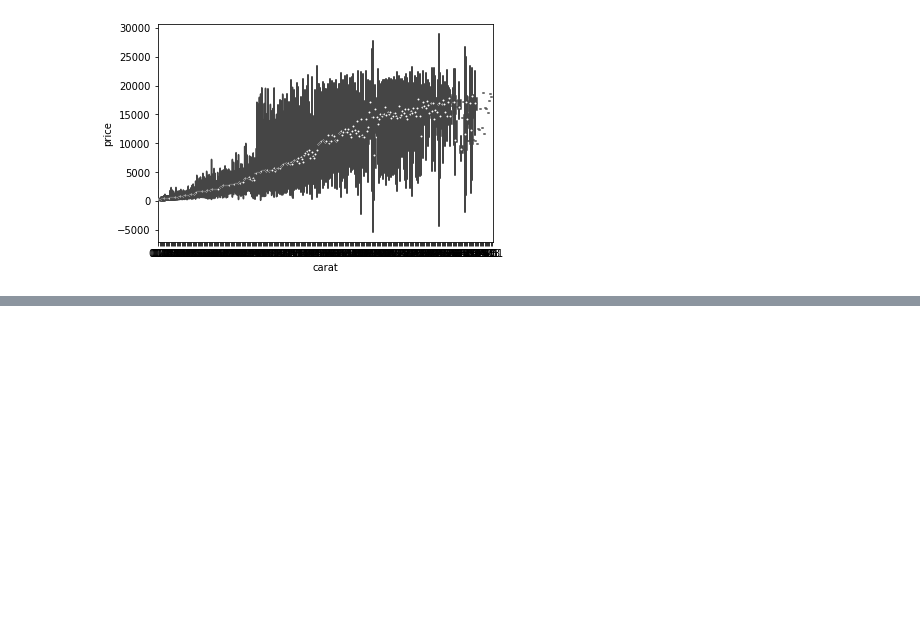
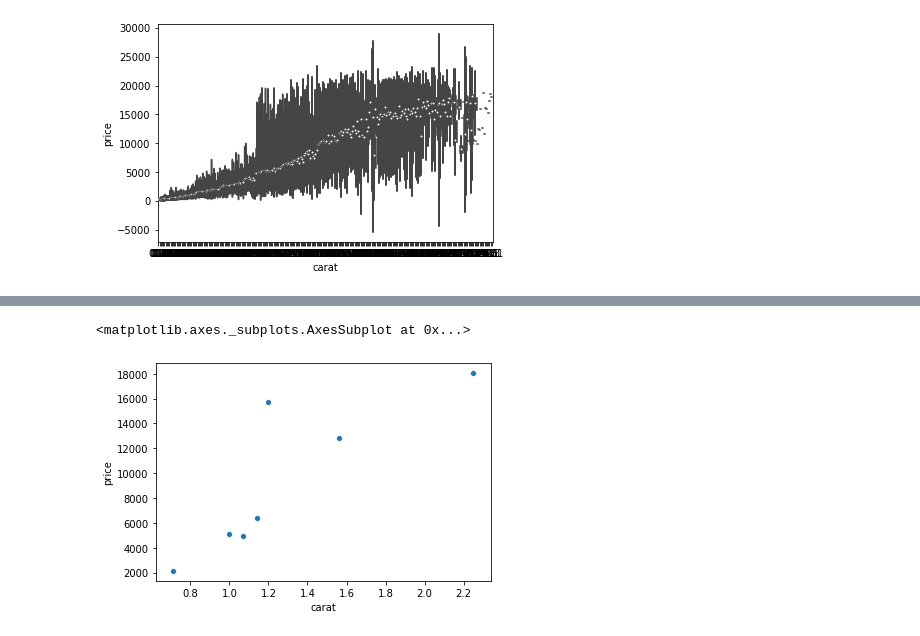
Before and after one commit to Pemwilliam20/FIN377-participation-, a Jupyter notebook: L7 Livecoding.ipynb, the cells around one changed output, grey strips where cells are left out. Drawn from its saved outputs; the diff is of its cells as text; code cells hidden in the pictures; blank space fills up the shorter version.

```diff
--- a/L7 Livecoding.ipynb
+++ b/L7 Livecoding.ipynb
@@ -63,0 +84,7 @@ sns.scatterplot(data=diamonds,x='x',y='y') #let's fix this graph, deal with the
+# %%
+# how is carat related to price?
+
+sns.scatterplot(data=diamonds.query('y < 3000 & x < 1'), x='carat',y='price')
+# %% [output]
+<matplotlib.axes._subplots.AxesSubplot at 0x...>
+[figure, added]
```
Also changed, not shown: parts of 7 cells of this notebook.
